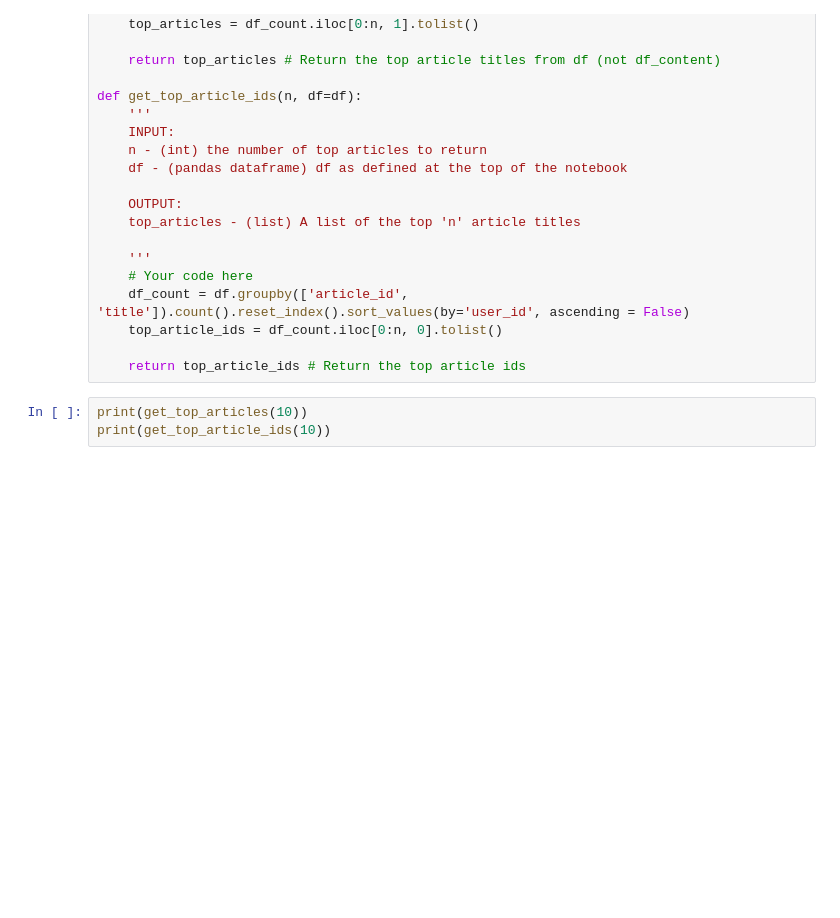
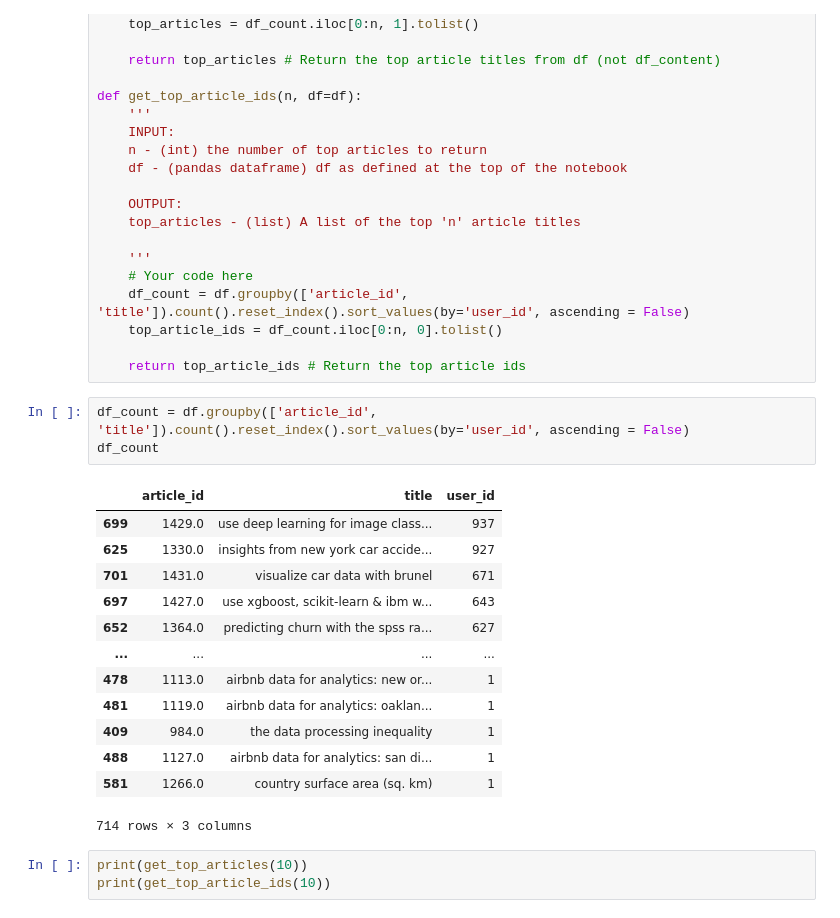
Before and after one commit to chziha/Data-Scientist-Udacity-Nanodegree, a Jupyter notebook: Recommendations-with-IBM/Recommendations_with_IBM.ipynb, the cells around one changed output. Drawn from its saved outputs; the diff is of its cells as text; blank space fills up the shorter version.

Commit message:
feat: complete user-user collaborative filtering

```diff
--- a/Recommendations-with-IBM/Recommendations_with_IBM.ipynb
+++ b/Recommendations-with-IBM/Recommendations_with_IBM.ipynb
@@ -254,6 +254,23 @@ def get_top_article_ids(n, df=df):
     top_article_ids = df_count.iloc[0:n, 0].tolist()
 
     return top_article_ids # Return the top article ids
+# %%
+df_count = df.groupby(['article_id', 'title']).count().reset_index().sort_values(by='user_id', ascending = False)
+df_count
+# %% [output]
+|  | article_id | title | user_id |
+| 699 | 1429.0 | use deep learning for image class... | 937 |
+| 625 | 1330.0 | insights from new york car accide... | 927 |
+| 701 | 1431.0 | visualize car data with brunel | 671 |
+| 697 | 1427.0 | use xgboost, scikit-learn & ibm w... | 643 |
+| 652 | 1364.0 | predicting churn with the spss ra... | 627 |
+| ... | ... | ... | ... |
+| 478 | 1113.0 | airbnb data for analytics: new or... | 1 |
+| 481 | 1119.0 | airbnb data for analytics: oaklan... | 1 |
+| 409 | 984.0 | the data processing inequality | 1 |
+| 488 | 1127.0 | airbnb data for analytics: san di... | 1 |
+| 581 | 1266.0 | country surface area (sq. km) | 1 |
+714 rows × 3 columns
 # %%
 print(get_top_articles(10))
 print(get_top_article_ids(10))
```
Also changed, not shown: parts of 10 cells of this notebook.
